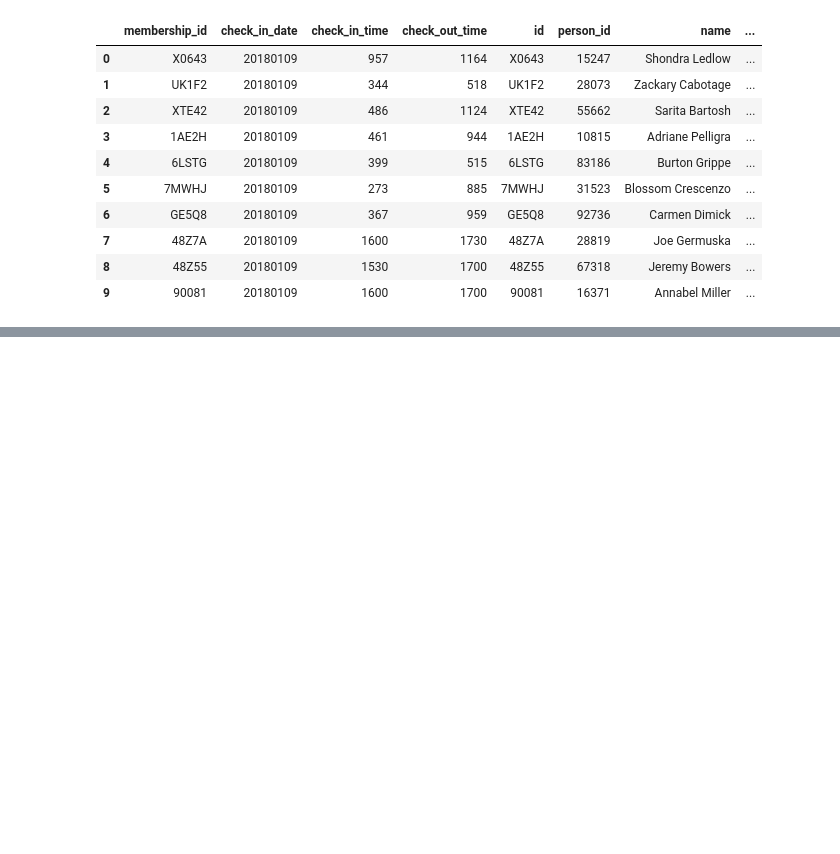
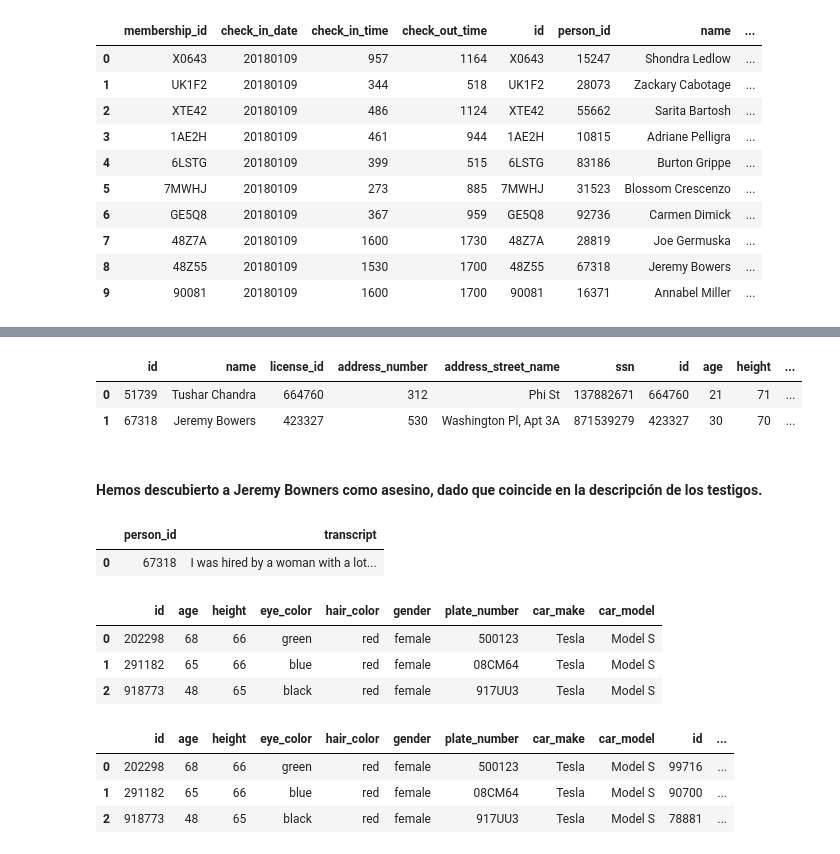
Before and after one commit to LuTaOr/Team_Sherlock, a Jupyter notebook: Challenge_v01/Parte_I_SQL Game.ipynb, the cells around one changed output, grey strips where cells are left out. Saved outputs shown, nothing was run; the diff lists cells and outputs as text; code cells hidden in the pictures; blank space fills up the shorter version.

Commit message:
Actualización con asesino

```diff
--- a/Challenge_v01/Parte_I_SQL Game.ipynb
+++ b/Challenge_v01/Parte_I_SQL Game.ipynb
@@ -180,0 +221,55 @@ pd.read_sql(query, con = connection)
+# %%
+#Queremos llegar a la columna NAME de la tabla PERSON
+#A partir de la columna ID de la tabla DRIVERS_LICENSE
+
+query = '''
+SELECT *
+FROM person
+LEFT JOIN drivers_license
+ON person.license_ID = drivers_license.ID
+WHERE drivers_license.plate_number in ("0H42W2","4H42WR")
+'''
+
+pd.read_sql(query, con = connection)
+# %% [output]
+|  | id | name | license_id | address_number | address_street_name | ssn | id | age | height | ... |
+| 0 | 51739 | Tushar Chandra | 664760 | 312 | Phi St | 137882671 | 664760 | 21 | 71 | ... |
+| 1 | 67318 | Jeremy Bowers | 423327 | 530 | Washington Pl, Apt 3A | 871539279 | 423327 | 30 | 70 | ... |
+# %% [markdown]
+#### Hemos descubierto a Jeremy Bowners como asesino, dado que coincide en la descripción de los testigos.
+# %%
+query = '''
+SELECT *
+FROM interview
+WHERE person_id = 67318
+'''
+pd.read_sql(query, con = connection)
+# %% [output]
+|  | person_id | transcript |
+| 0 | 67318 | I was hired by a woman with a lot... |
+# %%
+query = '''
+SELECT *
+FROM drivers_license
+WHERE (gender = 'female') AND (hair_color = 'red') AND (car_make = 'Tesla') AND (car_model = 'Model S')
+'''
+pd.read_sql(query, con = connection)
+# %% [output]
+|  | id | age | height | eye_color | hair_color | gender | plate_number | car_make | car_model |
+| 0 | 202298 | 68 | 66 | green | red | female | 500123 | Tesla | Model S |
+| 1 | 291182 | 65 | 66 | blue | red | female | 08CM64 | Tesla | Model S |
+| 2 | 918773 | 48 | 65 | black | red | female | 917UU3 | Tesla | Model S |
+# %%
+query = '''
+SELECT *
+FROM drivers_license AS d
+LEFT JOIN person as p
+ON d.ID = p.license_ID
+WHERE (d.gender = 'female') AND (d.hair_color = 'red') AND (d.car_make = 'Tesla') AND (d.car_model = 'Model S')
+'''
+pd.read_sql(query, con = connection)
+# %% [output]
+|  | id | age | height | eye_color | hair_color | gender | plate_number | car_make | car_model | id | ... |
+| 0 | 202298 | 68 | 66 | green | red | female | 500123 | Tesla | Model S | 99716 | ... |
+| 1 | 291182 | 65 | 66 | blue | red | female | 08CM64 | Tesla | Model S | 90700 | ... |
+| 2 | 918773 | 48 | 65 | black | red | female | 917UU3 | Tesla | Model S | 78881 | ... |
```
Also changed, not shown: parts of 3 cells of this notebook, 1 other file.
